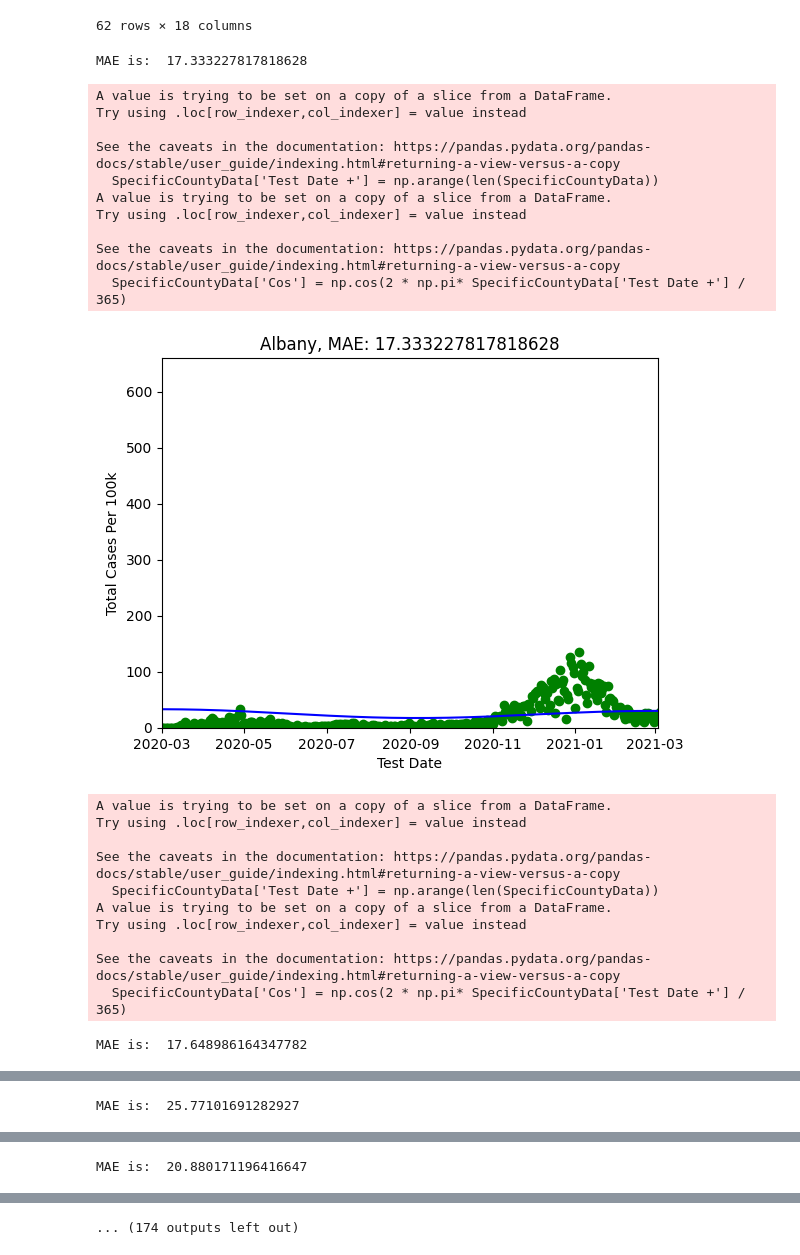
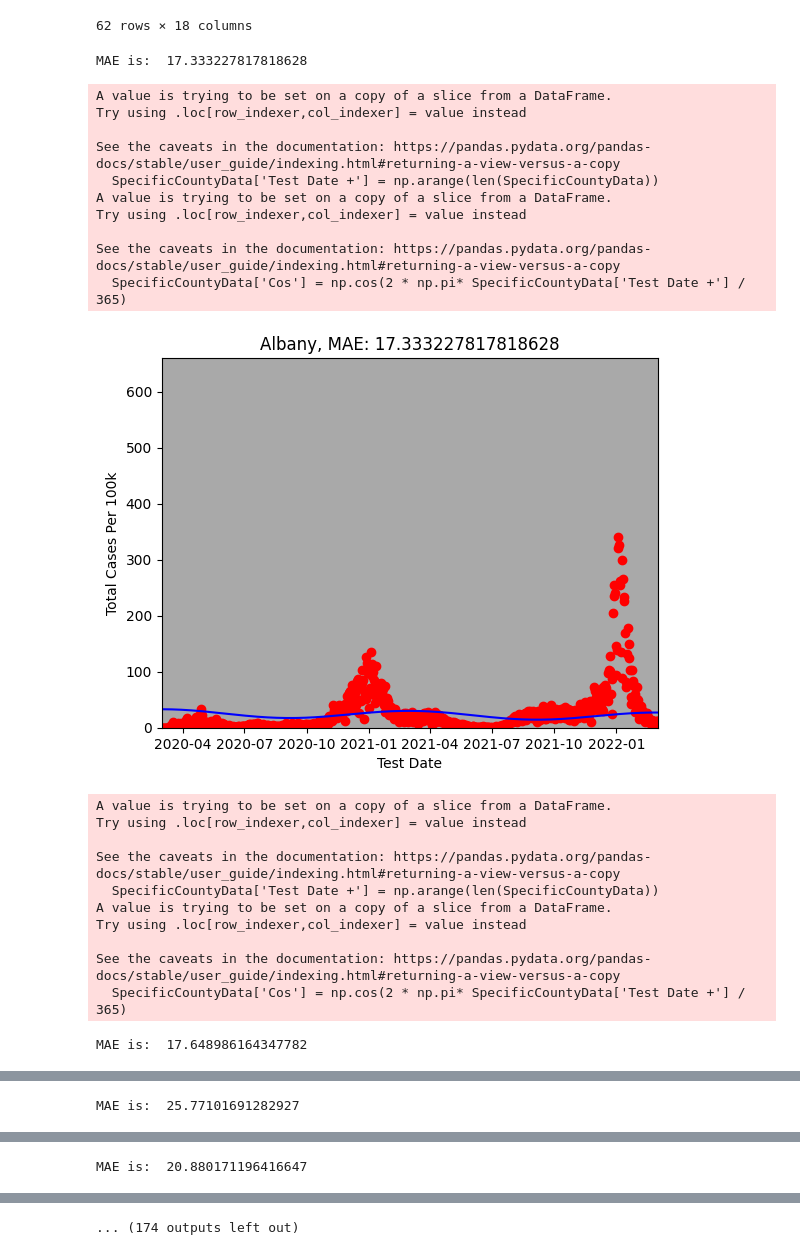
Before and after one commit to Deacon-Code/COVID-19-Model, a Jupyter notebook: AllNYCModeling.ipynb, the cells around one changed output, grey strips where cells are left out. Cells and saved outputs as stored; diff of their text form; code cells hidden in the pictures.

```diff
--- a/AllNYCModeling.ipynb
+++ b/AllNYCModeling.ipynb
@@ -84,37 +84,38 @@ for county in counties:
     #This column is then filled with the predicted values of the model
     NYAllData.loc[NYAllData['Geography Description'] == county, 'Linear Regression'] = model.predict(X) #CO-Pilot helped me with this line of code, I have no clue what is going on
 
 
     metrics.mean_absolute_error(model.predict(X), SpecificCountyData['Total Cases Per 100k'])
     print("MAE is: ", metrics.mean_absolute_error(model.predict(X), SpecificCountyData['Total Cases Per 100k']))
 
 
     x_axis= pd.to_datetime(SpecificCountyData['Test Date']) #This needed to be converted to a date time format to work, used CO-Pilot to help me with this
     y = SpecificCountyData['Total Cases Per 100k']
 
-
-    plt.xlim(datetime(2020,3,1), datetime(2021,3,3))
+    ax = plt.axes()
+    ax.set_facecolor("darkgrey")
+    plt.xlim(datetime(2020,3,1), datetime(2022,3,3))
     plt.ylim(0, 660)
-    plt.scatter(x_axis, y, color = 'green')
+    plt.scatter(x_axis, y, color = 'red')
 
     plt.plot(x_axis, model.predict(X), color="blue") #CO-Pilot added the model.predict(X) part, and I think I understand what it is doing
     plt.xlabel("Test Date")
     plt.ylabel("Total Cases Per 100k")
     plt.title(county +", MAE: "+ str(metrics.mean_absolute_error(model.predict(X), SpecificCountyData['Total Cases Per 100k'])))
     plt.show()
 # %% [output]
 MAE is:  17.333227817818628
 A value is trying to be set on a copy of a slice from a DataFrame.
 Try using .loc[row_indexer,col_indexer] = value instead
 
 See the caveats in the documentation: https://pandas.pydata.org/pandas-docs/stable/user_guide/indexing.html#returning-a-view-versus-a-copy
   SpecificCountyData['Test Date +'] = np.arange(len(SpecificCountyData))
 A value is trying to be set on a copy of a slice from a DataFrame.
 Try using .loc[row_indexer,col_indexer] = value instead
 
 See the caveats in the documentation: https://pandas.pydata.org/pandas-docs/stable/user_guide/indexing.html#returning-a-view-versus-a-copy
   SpecificCountyData['Cos'] = np.cos(2 * np.pi* SpecificCountyData['Test Date +'] / 365)
-[figure, old version]
+[figure, new version]
 A value is trying to be set on a copy of a slice from a DataFrame.
 Try using .loc[row_indexer,col_indexer] = value instead
 
```
Also changed, not shown: parts of 7 cells of this notebook.
